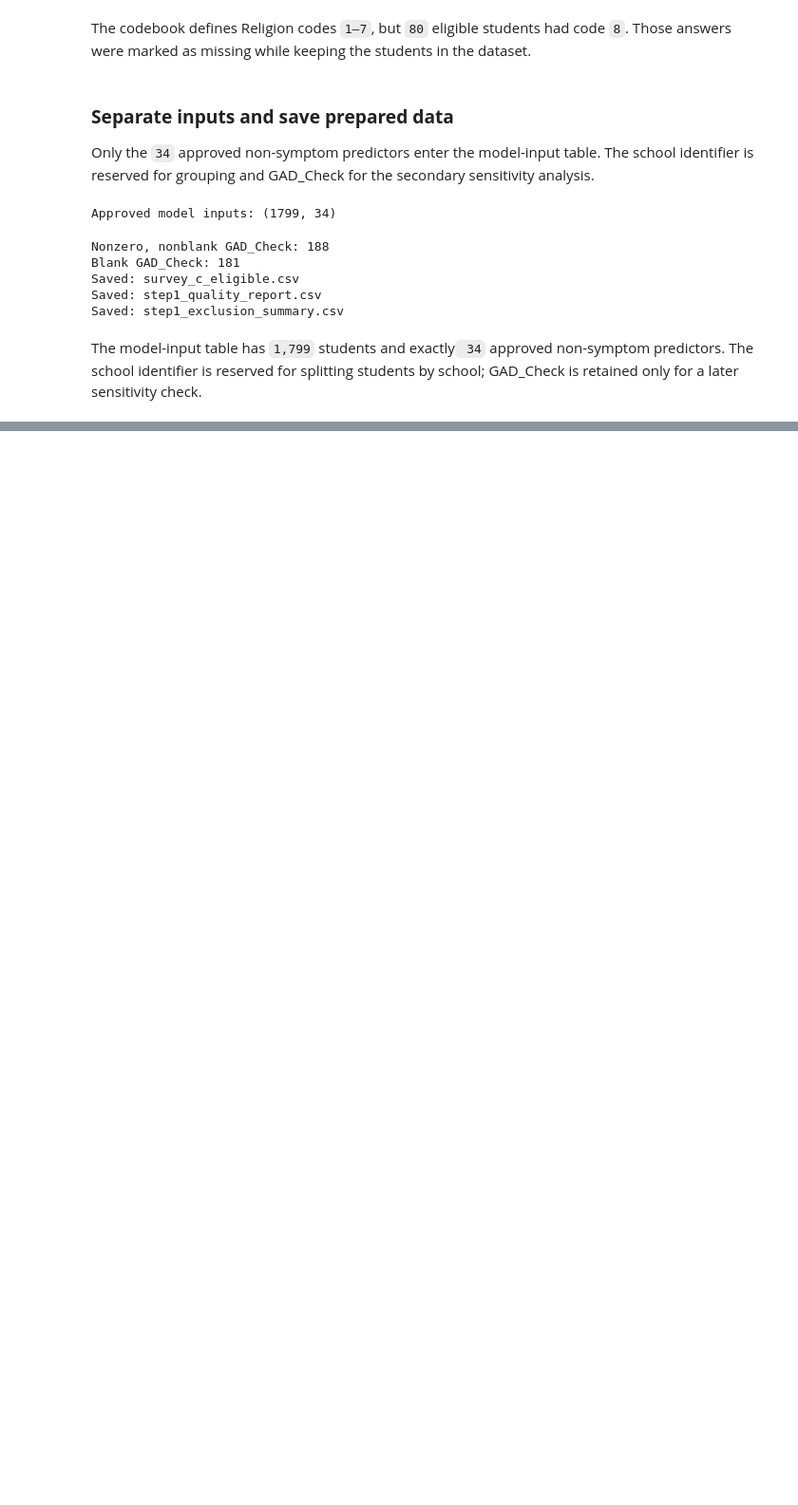
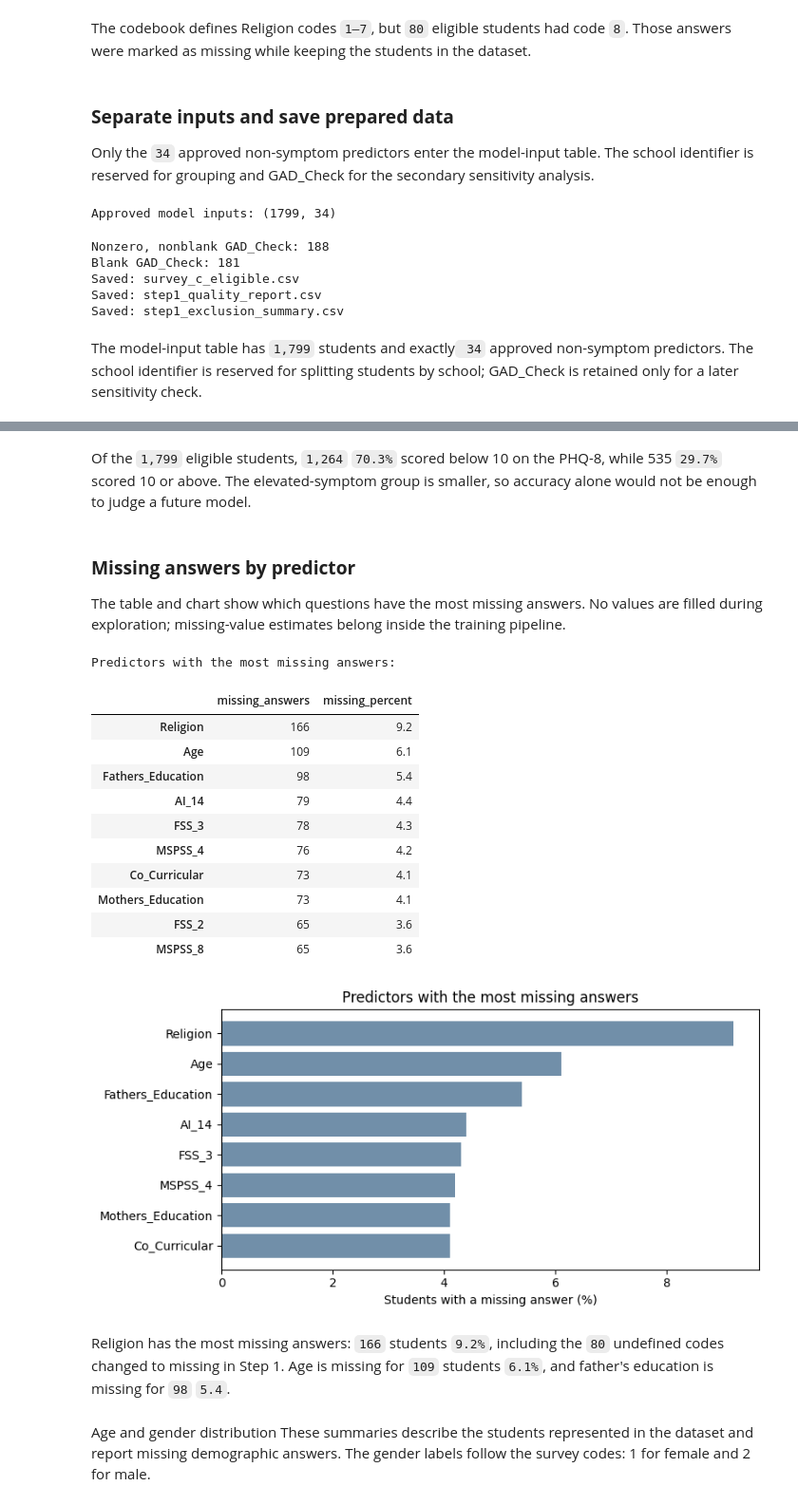
Before and after one commit to N-umwali/SchoolCare-Screening-Priority, a Jupyter notebook: student_screening.ipynb, the cells around one changed output, grey strips where cells are left out. Shown at 95% size. Saved outputs shown, nothing was run; the diff lists cells and outputs as text; code cells hidden in the pictures; blank space fills up the shorter version.

```diff
--- a/student_screening.ipynb
+++ b/student_screening.ipynb
@@ -278,0 +314,42 @@ The model-input table has `1,799` students and exactly` 34` approved non-symptom
+# %% [markdown]
+Of the `1,799` eligible students, `1,264` `70.3%` scored below 10 on the PHQ-8, while 535 `29.7%` scored 10 or above. The elevated-symptom group is smaller, so accuracy alone would not be enough to judge a future model.
+# %% [markdown]
+### **Missing answers by predictor**
+The table and chart show which questions have the most missing answers. No values are filled during exploration; missing-value estimates belong inside the training pipeline.
+# %%
+missing = X.isna().sum().sort_values(ascending=False)
+missing_table = pd.DataFrame({
+    "missing_answers": missing,
+    "missing_percent": (missing / len(X) * 100).round(1)
+})
+
+print("Predictors with the most missing answers:")
+display(missing_table.head(10))
+
+fig, ax = plt.subplots(figsize=(8, 4))
+top_missing = missing_table.head(8).sort_values("missing_percent")
+ax.barh(top_missing.index, top_missing["missing_percent"], color="#718FA9")
+ax.set_xlabel("Students with a missing answer (%)")
+ax.set_title("Predictors with the most missing answers")
+plt.tight_layout()
+plt.savefig(FIGURES / "eda_missing_predictors.png", dpi=200, bbox_inches="tight")
+plt.show()
+# %% [output]
+Predictors with the most missing answers:
+|  | missing_answers | missing_percent |
+| Religion | 166 | 9.2 |
+| Age | 109 | 6.1 |
+| Fathers_Education | 98 | 5.4 |
+| AI_14 | 79 | 4.4 |
+| FSS_3 | 78 | 4.3 |
+| MSPSS_4 | 76 | 4.2 |
+| Co_Curricular | 73 | 4.1 |
+| Mothers_Education | 73 | 4.1 |
+| FSS_2 | 65 | 3.6 |
+| MSPSS_8 | 65 | 3.6 |
+[figure, added]
+# %% [markdown]
+Religion has the most missing answers: `166` students `9.2%`, including the `80` undefined codes changed to missing in Step 1. Age is missing for `109` students `6.1%`, and father's education is missing for `98` `5.4`.
+# %% [markdown]
+Age and gender distribution
+These summaries describe the students represented in the dataset and report missing demographic answers. The gender labels follow the survey codes: 1 for female and 2 for male.
```
Also changed, not shown: parts of 28 cells of this notebook.
